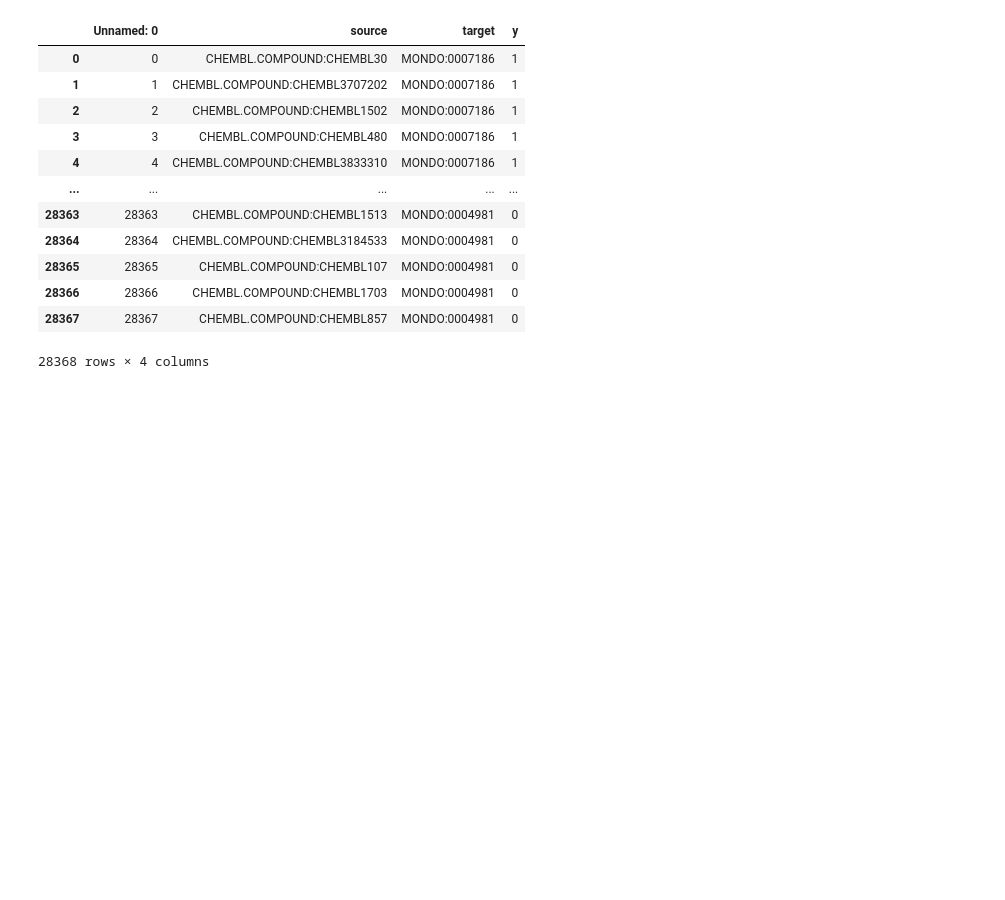
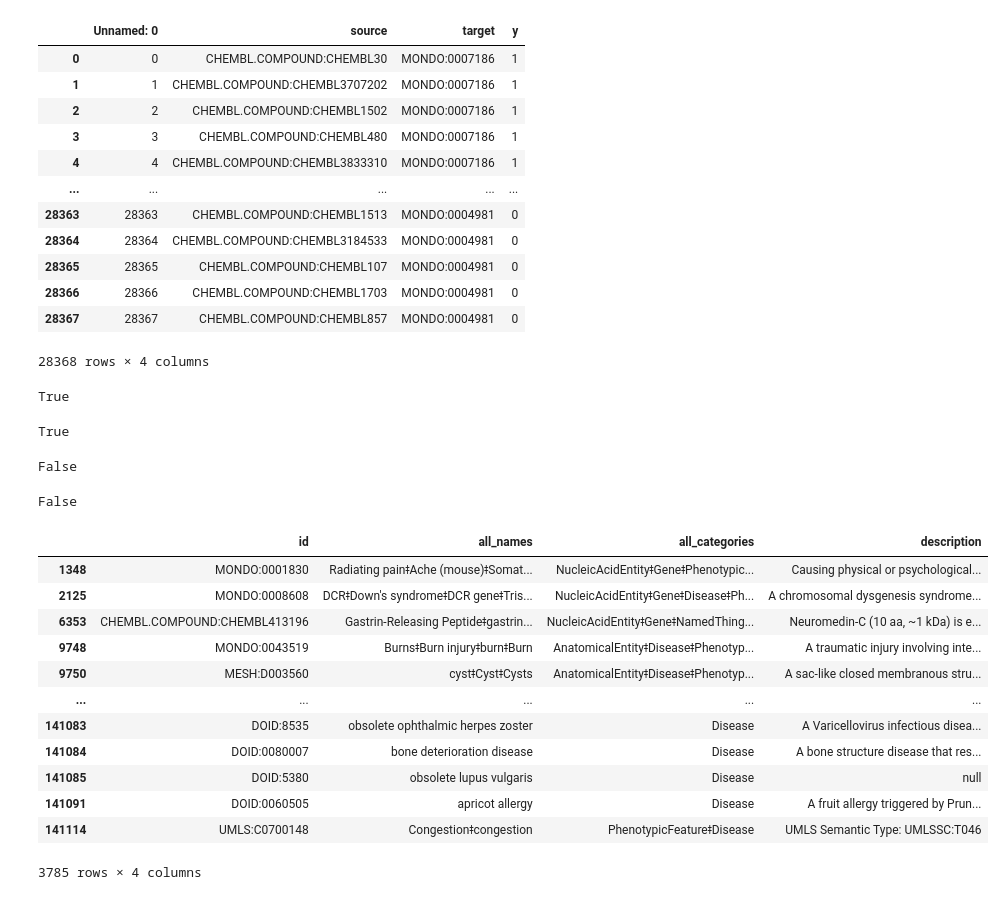
Before and after one commit to Anaraquelpengelly/EC_graph_task, a Jupyter notebook: attempt_pytorch_geometric_full_data.ipynb, the cells around one changed output. Drawn from its saved outputs; the diff is of its cells as text; code cells hidden in the pictures; blank space fills up the shorter version.

```diff
--- a/attempt_pytorch_geometric_full_data.ipynb
+++ b/attempt_pytorch_geometric_full_data.ipynb
@@ -833,0 +834,39 @@ edge_label = edge_label.float()
+# %%
+# We check if any of the nodes in out node df correspond to targets to see if we can build a data object to submit to the model
+
+any(t == n for t in ground_truth_data['target'] for n in nodes['id'])
+# %% [output]
+True
+# %%
+# We do the same for the source:
+any(t == n for t in ground_truth_data['source'] for n in nodes['id'])
+# %% [output]
+True
+# %%
+#Do all of them correspond?
+
+all(t == n for t in ground_truth_data['target'] for n in nodes['id'])
+# %% [output]
+False
+# %%
+all(t == n for t in ground_truth_data['source'] for n in nodes['id'])
+# %% [output]
+False
+# %%
+#so we select the nodes that are in the ground truth data:
+gt_nodes = nodes[nodes['id'].isin(ground_truth_data['source'].values) | nodes['id'].isin(ground_truth_data['target'].values)]
+gt_nodes
+# %% [output]
+|  | id | all_names | all_categories | description |
+| 1348 | MONDO:0001830 | Radiating painǂAche (mouse)ǂSomat... | NucleicAcidEntityǂGeneǂPhenotypic... | Causing physical or psychological... |
+| 2125 | MONDO:0008608 | DCRǂDown's syndromeǂDCR geneǂTris... | NucleicAcidEntityǂGeneǂDiseaseǂPh... | A chromosomal dysgenesis syndrome... |
+| 6353 | CHEMBL.COMPOUND:CHEMBL413196 | Gastrin-Releasing Peptideǂgastrin... | NucleicAcidEntityǂGeneǂNamedThing... | Neuromedin-C (10 aa, ~1 kDa) is e... |
+| 9748 | MONDO:0043519 | BurnsǂBurn injuryǂburnǂBurn | AnatomicalEntityǂDiseaseǂPhenotyp... | A traumatic injury involving inte... |
+| 9750 | MESH:D003560 | cystǂCystǂCysts | AnatomicalEntityǂDiseaseǂPhenotyp... | A sac-like closed membranous stru... |
+| ... | ... | ... | ... | ... |
+| 141083 | DOID:8535 | obsolete ophthalmic herpes zoster | Disease | A Varicellovirus infectious disea... |
+| 141084 | DOID:0080007 | bone deterioration disease | Disease | A bone structure disease that res... |
+| 141085 | DOID:5380 | obsolete lupus vulgaris | Disease | null |
+| 141091 | DOID:0060505 | apricot allergy | Disease | A fruit allergy triggered by Prun... |
+| 141114 | UMLS:C0700148 | Congestionǂcongestion | PhenotypicFeatureǂDisease | UMLS Semantic Type: UMLSSC:T046 |
+3785 rows × 4 columns
```
Also changed, not shown: parts of 10 cells of this notebook, 2 other files.
